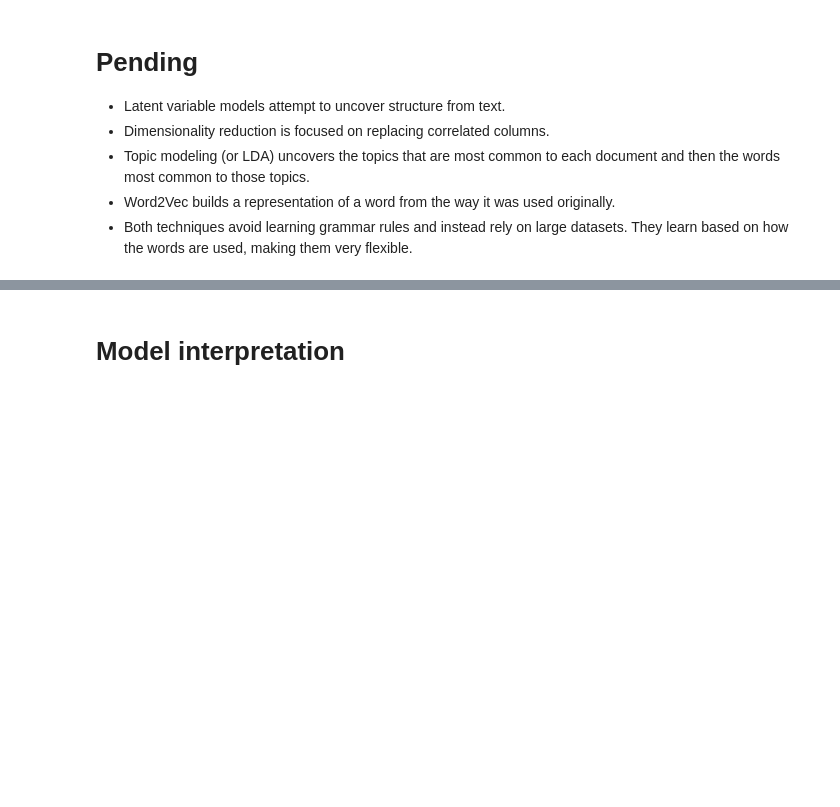
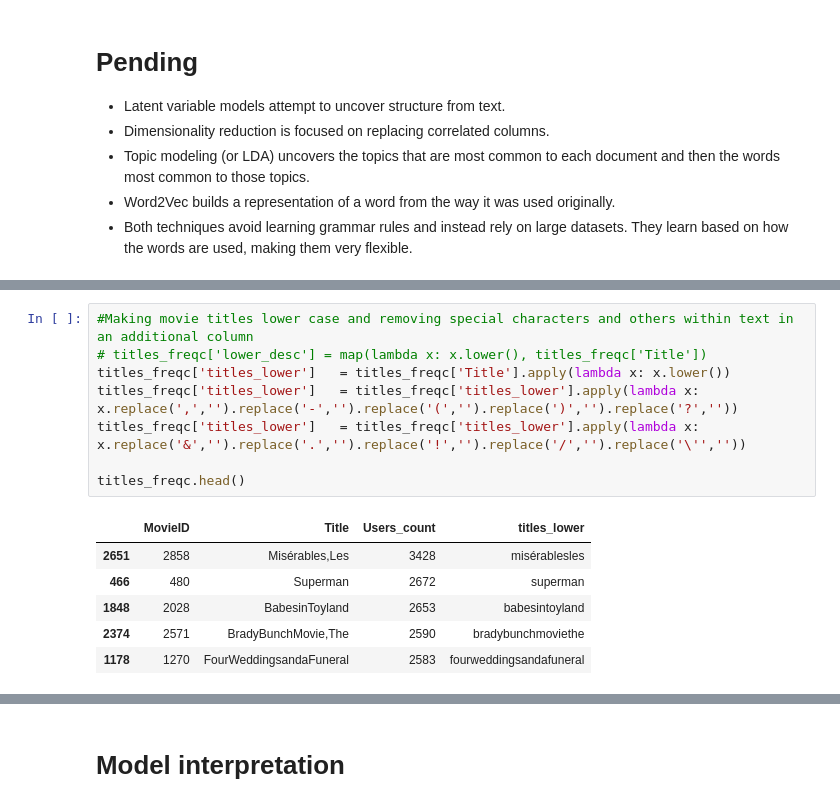
Before and after one commit to LoidaDelgadoPerez/DataScience, a Jupyter notebook: Final Project 4_Draft.ipynb, the cells around one changed output, grey strips where cells are left out. Cells and saved outputs as stored; diff of their text form; blank space fills up the shorter version.

```diff
--- a/Final Project 4_Draft.ipynb
+++ b/Final Project 4_Draft.ipynb
@@ -477,0 +319,15 @@ I am having issues cleaning up the years from my titles so words within topics a
+# %%
+#Making movie titles lower case and removing special characters and others within text in an additional column
+# titles_freqc['lower_desc'] = map(lambda x: x.lower(), titles_freqc['Title'])
+titles_freqc['titles_lower']   = titles_freqc['Title'].apply(lambda x: x.lower())
+titles_freqc['titles_lower']   = titles_freqc['titles_lower'].apply(lambda x: x.replace(',','').replace('-','').replace('(','').replace(')','').replace('?',''))
+titles_freqc['titles_lower']   = titles_freqc['titles_lower'].apply(lambda x: x.replace('&','').replace('.','').replace('!','').replace('/','').replace('\'',''))
+
+titles_freqc.head()
+# %% [output]
+|  | MovieID | Title | Users_count | titles_lower |
+| 2651 | 2858 | Misérables,Les | 3428 | misérablesles |
+| 466 | 480 | Superman | 2672 | superman |
+| 1848 | 2028 | BabesinToyland | 2653 | babesintoyland |
+| 2374 | 2571 | BradyBunchMovie,The | 2590 | bradybunchmoviethe |
+| 1178 | 1270 | FourWeddingsandaFuneral | 2583 | fourweddingsandafuneral |
```
Also changed, not shown: parts of 42 cells of this notebook.
